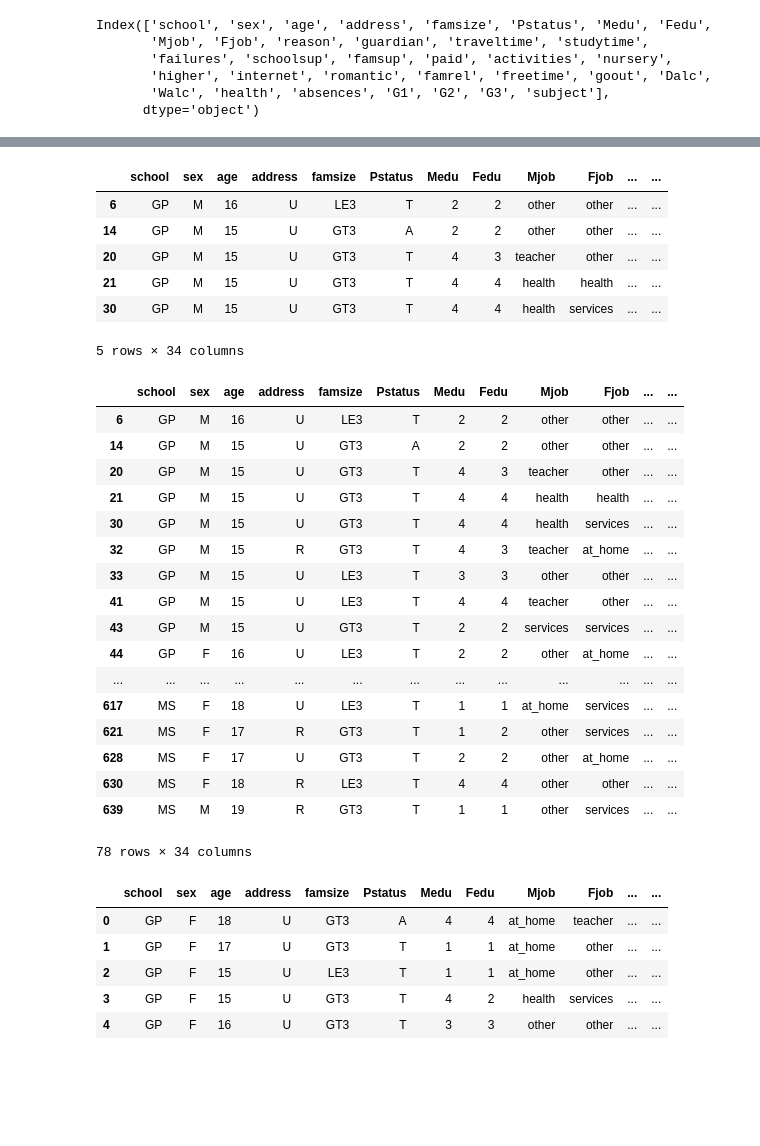
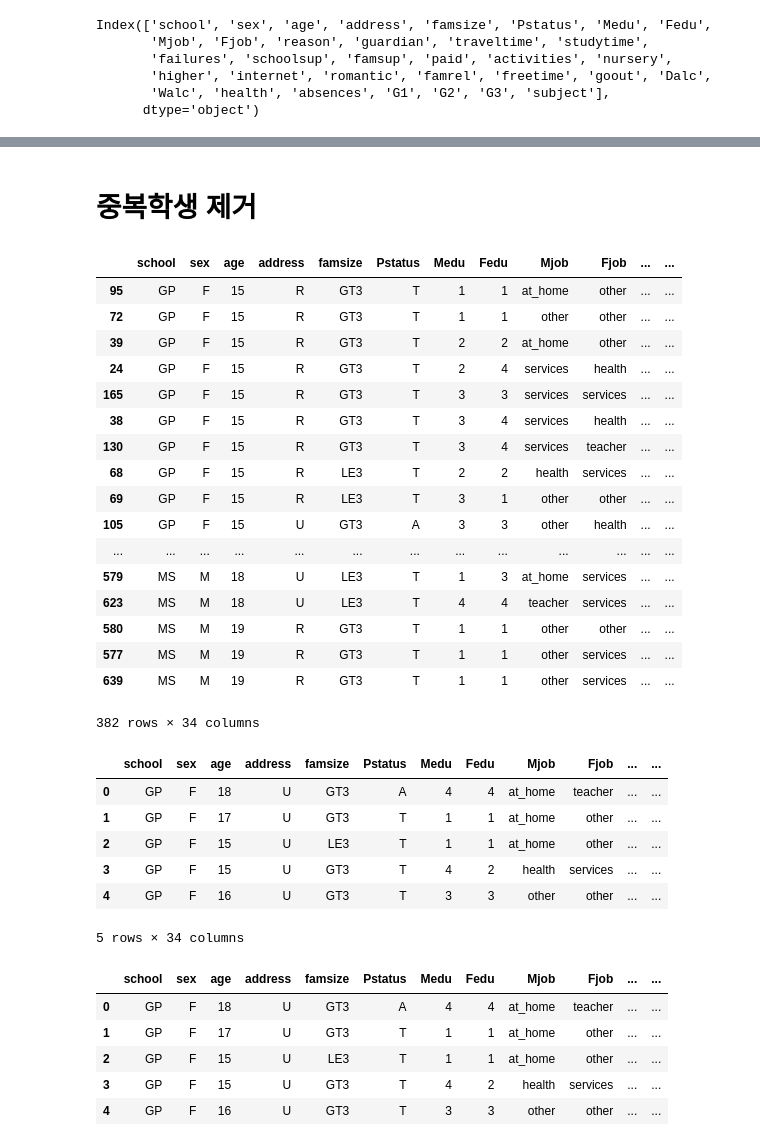
Before and after one commit to JeongChanwoo/2018_competition, a Jupyter notebook: Student Alcohol Consumption/preprocessing.ipynb, the cells around one changed output, grey strips where cells are left out. Saved outputs shown, nothing was run; the diff lists cells and outputs as text; code cells hidden in the pictures; blank space fills up the shorter version.

```diff
--- a/Student Alcohol Consumption/preprocessing.ipynb
+++ b/Student Alcohol Consumption/preprocessing.ipynb
@@ -96,9 +96,32 @@ total_data.corr()
 | G1 | -0.124121 | 0.226101 | 0.195898 | -0.121053 | 0.211314 | -0.374175 | 0.036947 | -0.051985 | -0.101163 | -0.150943 | ... |
 | G2 | -0.119475 | 0.224662 | 0.182634 | -0.140163 | 0.183167 | -0.377172 | 0.042054 | -0.068952 | -0.108411 | -0.131576 | ... |
 | G3 | -0.125282 | 0.201472 | 0.159796 | -0.102627 | 0.161629 | -0.383145 | 0.054461 | -0.064890 | -0.097877 | -0.129642 | ... |
+# %% [markdown]
+# 중복학생 제거
 # %%
-duplicated_data = total_data[total_data.duplicated(['school', 'sex', 'age', 'address', 'famsize', 'Pstatus', 'Medu', 'Fedu',
-       'Mjob', 'Fjob', 'reason', 'guardian', 'traveltime', 'studytime',
-       'failures', 'schoolsup', 'famsup', 'paid', 'activities', 'nursery',
-       'higher', 'internet', 'romantic', 'famrel', 'freetime', 'goout', 'Dalc',
-       'Walc', 'health', 'absences',],keep=False)]
+duplicated_data = total_data[total_data.duplicated(["school","sex","age","address","famsize",
+                        "Pstatus","Medu","Fedu","Mjob","Fjob",
+                        "reason","nursery","internet"])]
+# %%
+duplicated_data.sort_values(by=["school","sex","age","address","famsize",
+                        "Pstatus","Medu","Fedu","Mjob","Fjob",
+                        "reason","nursery","internet"])
+# %% [output]
+|  | school | sex | age | address | famsize | Pstatus | Medu | Fedu | Mjob | Fjob | ... | ... |
+| 95 | GP | F | 15 | R | GT3 | T | 1 | 1 | at_home | other | ... | ... |
+| 72 | GP | F | 15 | R | GT3 | T | 1 | 1 | other | other | ... | ... |
+| 39 | GP | F | 15 | R | GT3 | T | 2 | 2 | at_home | other | ... | ... |
+| 24 | GP | F | 15 | R | GT3 | T | 2 | 4 | services | health | ... | ... |
+| 165 | GP | F | 15 | R | GT3 | T | 3 | 3 | services | services | ... | ... |
+| 38 | GP | F | 15 | R | GT3 | T | 3 | 4 | services | health | ... | ... |
+| 130 | GP | F | 15 | R | GT3 | T | 3 | 4 | services | teacher | ... | ... |
+| 68 | GP | F | 15 | R | LE3 | T | 2 | 2 | health | services | ... | ... |
+| 69 | GP | F | 15 | R | LE3 | T | 3 | 1 | other | other | ... | ... |
+| 105 | GP | F | 15 | U | GT3 | A | 3 | 3 | other | health | ... | ... |
+| ... | ... | ... | ... | ... | ... | ... | ... | ... | ... | ... | ... | ... |
+| 579 | MS | M | 18 | U | LE3 | T | 1 | 3 | at_home | services | ... | ... |
+| 623 | MS | M | 18 | U | LE3 | T | 4 | 4 | teacher | services | ... | ... |
+| 580 | MS | M | 19 | R | GT3 | T | 1 | 1 | other | other | ... | ... |
+| 577 | MS | M | 19 | R | GT3 | T | 1 | 1 | other | services | ... | ... |
+| 639 | MS | M | 19 | R | GT3 | T | 1 | 1 | other | services | ... | ... |
+382 rows × 34 columns
@@ -105,34 +132,13 @@ duplicated_data = total_data[total_data.duplicated(['school', 'sex', 'age', 'add
 # %%
-duplicated_data.head()
+total_data.head()
 # %% [output]
 |  | school | sex | age | address | famsize | Pstatus | Medu | Fedu | Mjob | Fjob | ... | ... |
-| 6 | GP | M | 16 | U | LE3 | T | 2 | 2 | other | other | ... | ... |
-| 14 | GP | M | 15 | U | GT3 | A | 2 | 2 | other | other | ... | ... |
-| 20 | GP | M | 15 | U | GT3 | T | 4 | 3 | teacher | other | ... | ... |
-| 21 | GP | M | 15 | U | GT3 | T | 4 | 4 | health | health | ... | ... |
-| 30 | GP | M | 15 | U | GT3 | T | 4 | 4 | health | services | ... | ... |
+| 0 | GP | F | 18 | U | GT3 | A | 4 | 4 | at_home | teacher | ... | ... |
+| 1 | GP | F | 17 | U | GT3 | T | 1 | 1 | at_home | other | ... | ... |
+| 2 | GP | F | 15 | U | LE3 | T | 1 | 1 | at_home | other | ... | ... |
+| 3 | GP | F | 15 | U | GT3 | T | 4 | 2 | health | services | ... | ... |
+| 4 | GP | F | 16 | U | GT3 | T | 3 | 3 | other | other | ... | ... |
 5 rows × 34 columns
-# %%
-duplicated_data
-# %% [output]
-|  | school | sex | age | address | famsize | Pstatus | Medu | Fedu | Mjob | Fjob | ... | ... |
-| 6 | GP | M | 16 | U | LE3 | T | 2 | 2 | other | other | ... | ... |
-| 14 | GP | M | 15 | U | GT3 | A | 2 | 2 | other | other | ... | ... |
-| 20 | GP | M | 15 | U | GT3 | T | 4 | 3 | teacher | other | ... | ... |
-| 21 | GP | M | 15 | U | GT3 | T | 4 | 4 | health | health | ... | ... |
-| 30 | GP | M | 15 | U | GT3 | T | 4 | 4 | health | services | ... | ... |
-| 32 | GP | M | 15 | R | GT3 | T | 4 | 3 | teacher | at_home | ... | ... |
-| 33 | GP | M | 15 | U | LE3 | T | 3 | 3 | other | other | ... | ... |
-| 41 | GP | M | 15 | U | LE3 | T | 4 | 4 | teacher | other | ... | ... |
-| 43 | GP | M | 15 | U | GT3 | T | 2 | 2 | services | services | ... | ... |
-| 44 | GP | F | 16 | U | LE3 | T | 2 | 2 | other | at_home | ... | ... |
-| ... | ... | ... | ... | ... | ... | ... | ... | ... | ... | ... | ... | ... |
-| 617 | MS | F | 18 | U | LE3 | T | 1 | 1 | at_home | services | ... | ... |
-| 621 | MS | F | 17 | R | GT3 | T | 1 | 2 | other | services | ... | ... |
-| 628 | MS | F | 17 | U | GT3 | T | 2 | 2 | other | at_home | ... | ... |
-| 630 | MS | F | 18 | R | LE3 | T | 4 | 4 | other | other | ... | ... |
-| 639 | MS | M | 19 | R | GT3 | T | 1 | 1 | other | services | ... | ... |
-78 rows × 34 columns
 # %%
 # duplicated_data[(duplicated_data['school']=='GP') & (duplicated_data['sex']=='M') &
 #                (duplicated_data['address']=='U') & (duplicated_data['Pstatus']=='T') &
```
Also changed, not shown: parts of 8 cells of this notebook, 3 other files.
